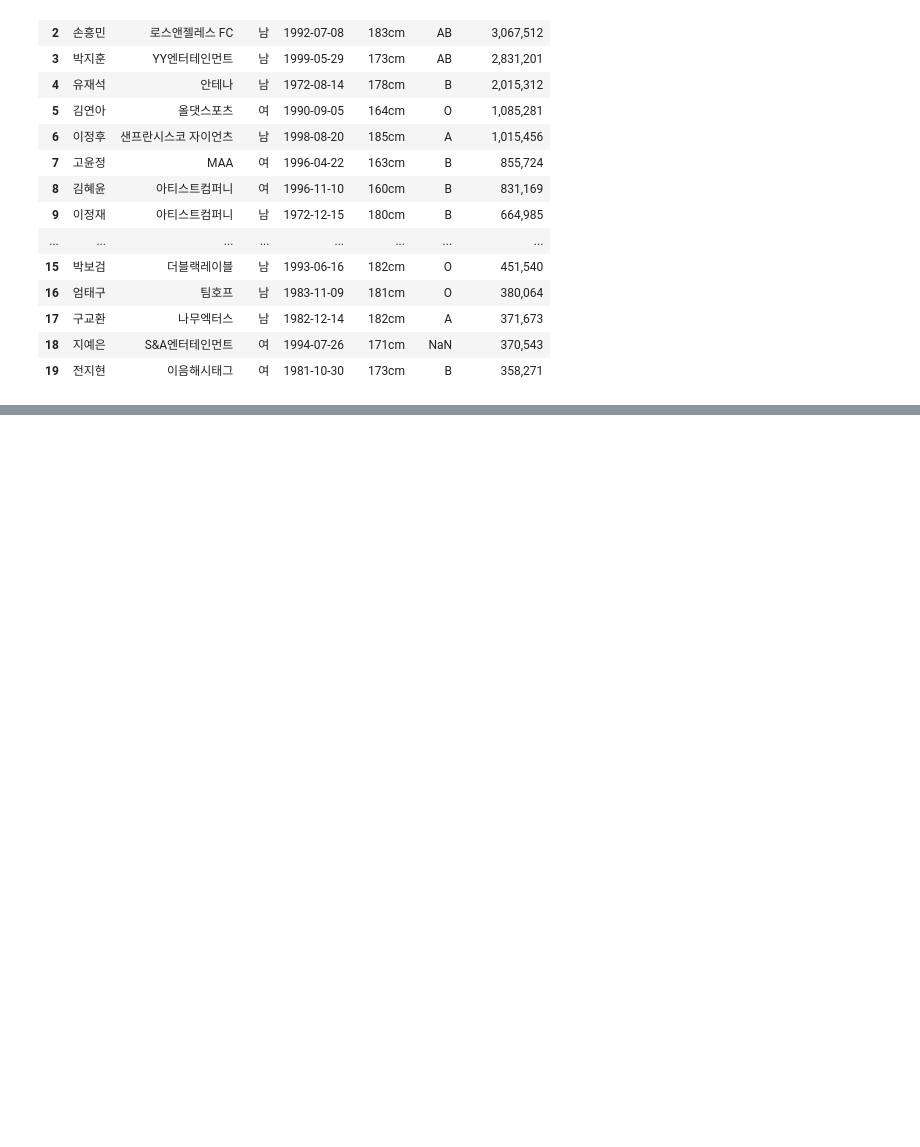
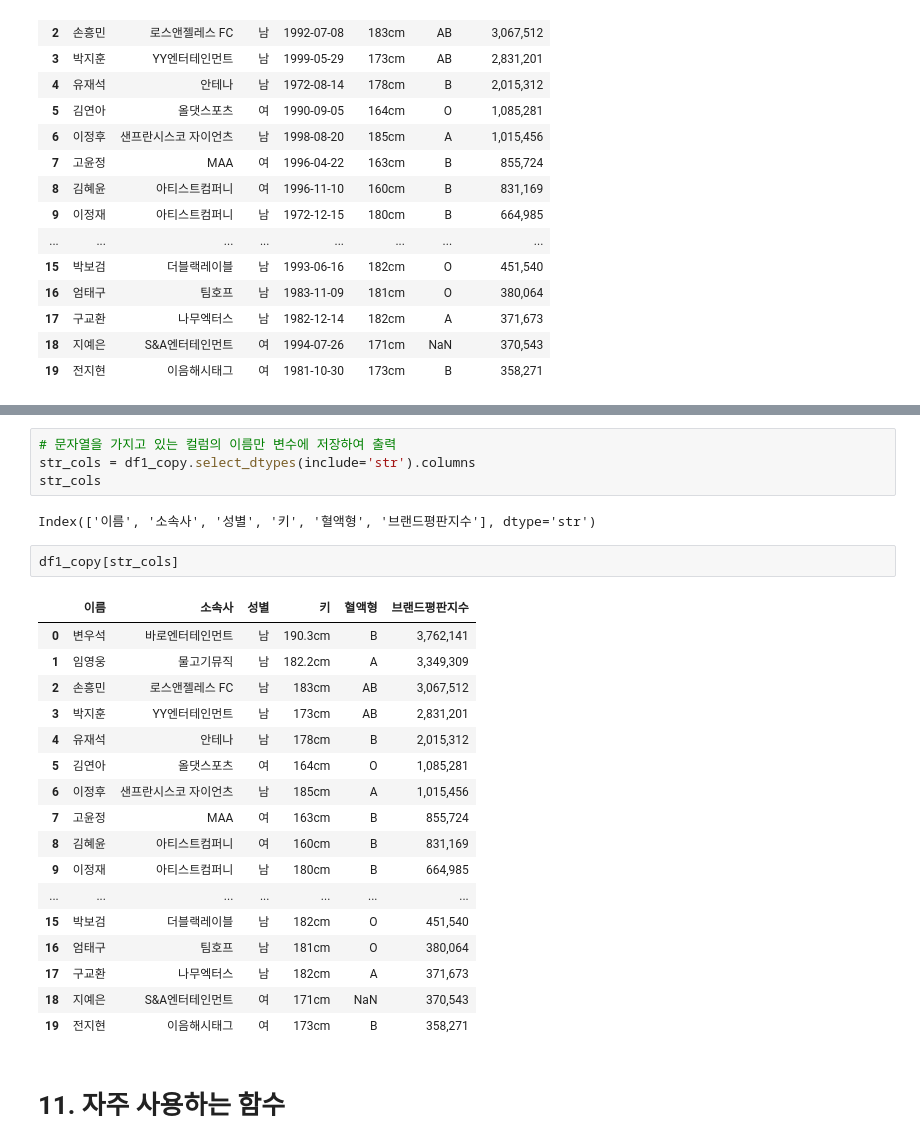
Before and after one commit to kjalh/02_DataAnalysis, a Jupyter notebook: 02_판다스(pandas).ipynb, the cells around one changed output, grey strips where cells are left out. Drawn from its saved outputs; the diff is of its cells as text; blank space fills up the shorter version.

```diff
--- a/02_판다스(pandas).ipynb
+++ b/02_판다스(pandas).ipynb
@@ -1796,0 +2076,28 @@ df1_copy
+# %%
+# 문자열을 가지고 있는 컬럼의 이름만 변수에 저장하여 출력
+str_cols = df1_copy.select_dtypes(include='str').columns
+str_cols
+# %% [output]
+Index(['이름', '소속사', '성별', '키', '혈액형', '브랜드평판지수'], dtype='str')
+# %%
+df1_copy[str_cols]
+# %% [output]
+|  | 이름 | 소속사 | 성별 | 키 | 혈액형 | 브랜드평판지수 |
+| 0 | 변우석 | 바로엔터테인먼트 | 남 | 190.3cm | B | 3,762,141 |
+| 1 | 임영웅 | 물고기뮤직 | 남 | 182.2cm | A | 3,349,309 |
+| 2 | 손흥민 | 로스앤젤레스 FC | 남 | 183cm | AB | 3,067,512 |
+| 3 | 박지훈 | YY엔터테인먼트 | 남 | 173cm | AB | 2,831,201 |
+| 4 | 유재석 | 안테나 | 남 | 178cm | B | 2,015,312 |
+| 5 | 김연아 | 올댓스포츠 | 여 | 164cm | O | 1,085,281 |
+| 6 | 이정후 | 샌프란시스코 자이언츠 | 남 | 185cm | A | 1,015,456 |
+| 7 | 고윤정 | MAA | 여 | 163cm | B | 855,724 |
+| 8 | 김혜윤 | 아티스트컴퍼니 | 여 | 160cm | B | 831,169 |
+| 9 | 이정재 | 아티스트컴퍼니 | 남 | 180cm | B | 664,985 |
+| ... | ... | ... | ... | ... | ... | ... |
+| 15 | 박보검 | 더블랙레이블 | 남 | 182cm | O | 451,540 |
+| 16 | 엄태구 | 팀호프 | 남 | 181cm | O | 380,064 |
+| 17 | 구교환 | 나무엑터스 | 남 | 182cm | A | 371,673 |
+| 18 | 지예은 | S&A엔터테인먼트 | 여 | 171cm | NaN | 370,543 |
+| 19 | 전지현 | 이음해시태그 | 여 | 173cm | B | 358,271 |
+# %% [markdown]
+# **11. 자주 사용하는 함수**
```
Also changed, not shown: parts of 42 cells of this notebook, 1 other file.
